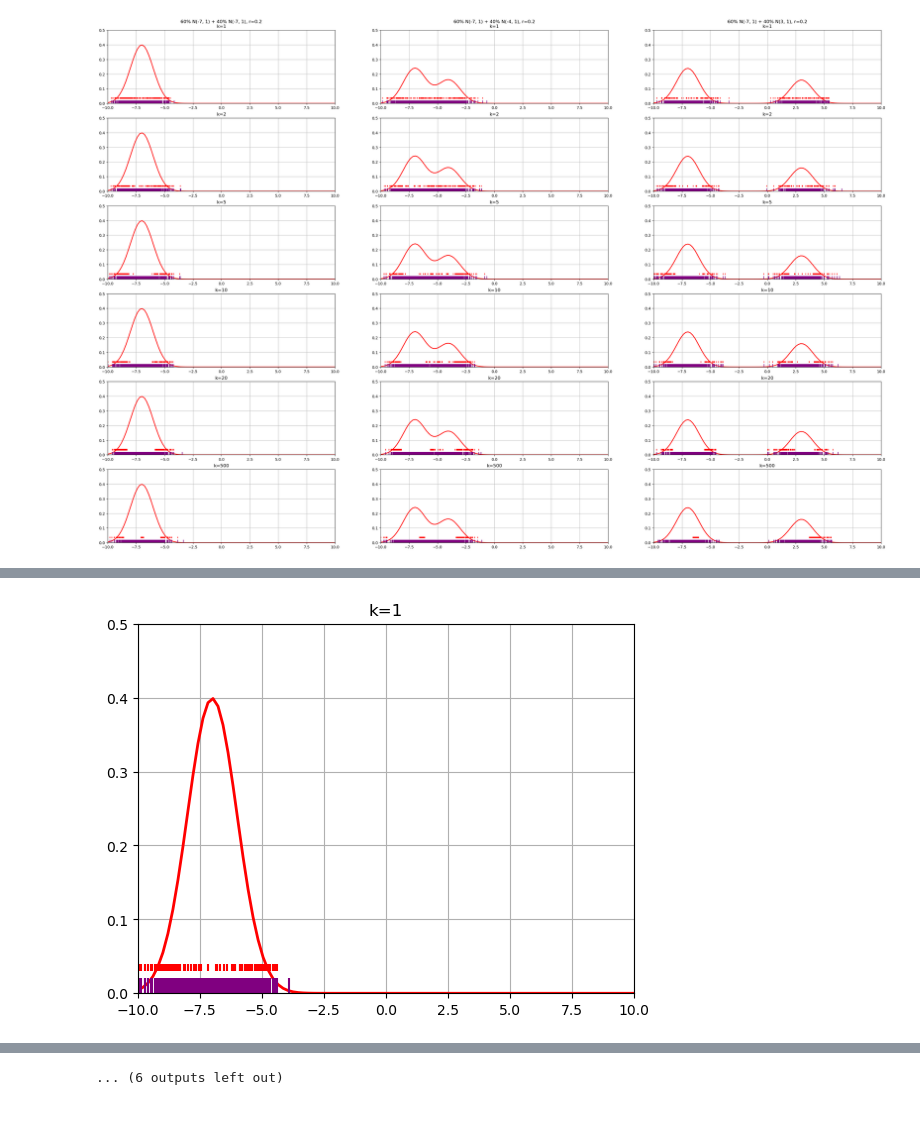
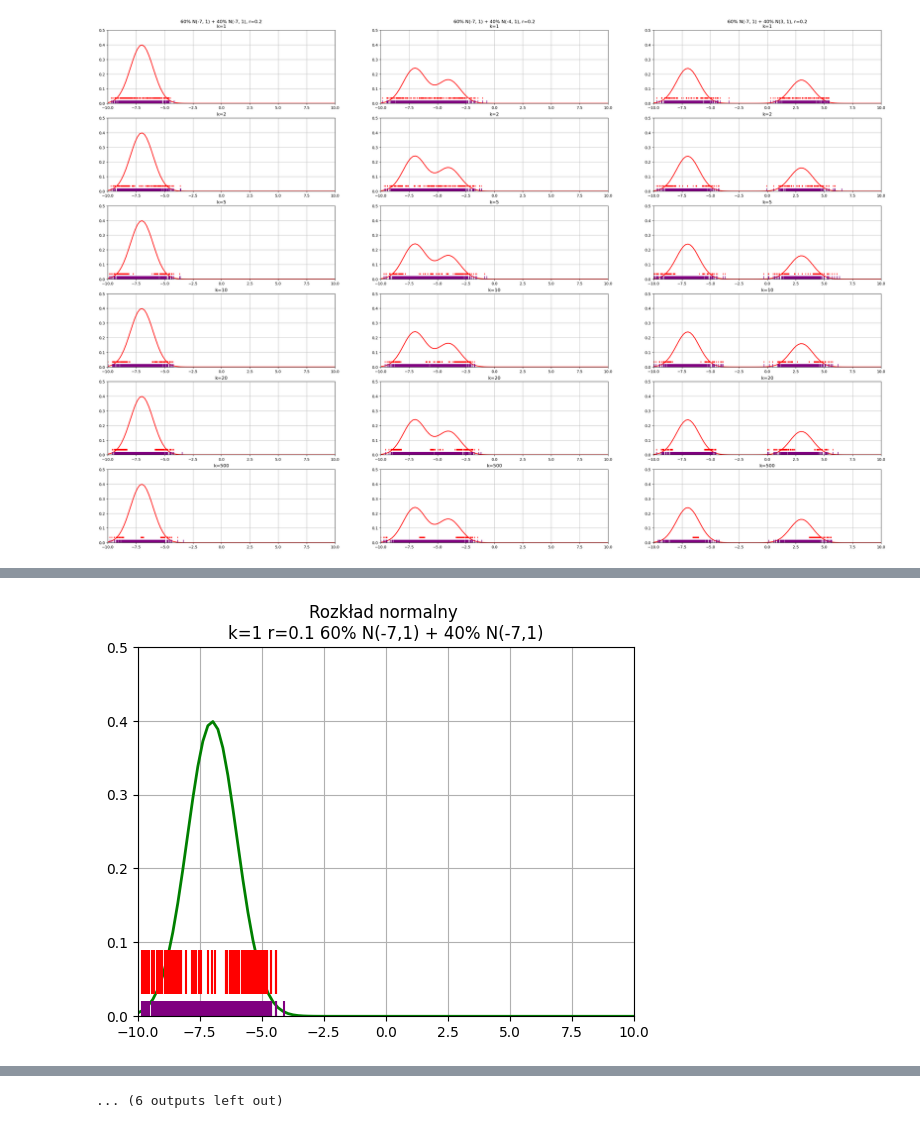
Before and after one commit to MrLipa/Study_2Y-2S_Data-Exploration, a Jupyter notebook: lab03/lab3-M-B.ipynb, the cells around one changed output, grey strips where cells are left out. Saved outputs shown, nothing was run; the diff lists cells and outputs as text; code cells hidden in the pictures.

```diff
--- a/lab03/lab3-M-B.ipynb
+++ b/lab03/lab3-M-B.ipynb
@@ -91,12 +91,12 @@ for pj, mu2 in enumerate(mu2):
             if distance[i] >= distance_to_catch:
                 elements_x.append(xi[i])
 
-        plt.plot(x, y , linewidth=2, color="r")
+        plt.plot(x, y , linewidth=2, color="g")
         plt.xlim([-10, 10])
         plt.ylim([0, .5])
         plt.grid()
         plt.vlines(x=xi, ymin=0, ymax=.02, colors='purple', ls='-')
-        plt.vlines(x=elements_x, ymin=.03, ymax=.04, colors='red', ls='-')
-        plt.title(title + 'k=' + str(k))
+        plt.vlines(x=elements_x, ymin=.03, ymax=.09, colors='red', ls='-')
+        plt.title(f"Rozkład normalny \nk={k} r={r} 60% N({mu1},{sigma}) + 40% N({mu2},{sigma})")
         plt.show()
 # %% [output]
@@ -150,12 +150,12 @@ for pj, mu2 in enumerate(mu2):
             if distance[i] >= distance_to_catch:
                 elements_x.append(xi[i])
 
-        plt.plot(x, y , linewidth=2, color="r")
+        plt.plot(x, y , linewidth=2, color="g")
         plt.xlim([-10, 10])
         plt.ylim([0, .5])
         plt.grid()
         plt.vlines(x=xi, ymin=0, ymax=.02, colors='purple', ls='-')
-        plt.vlines(x=elements_x, ymin=.03, ymax=.04, colors='red', ls='-')
-        plt.title(title + 'k=' + str(k))
+        plt.vlines(x=elements_x, ymin=.03, ymax=.09, colors='red', ls='-')
+        plt.title(f"Rozkład normalny \nk={k} r={r} 60% N({mu1},{sigma}) + 40% N({mu2},{sigma})")
         plt.show()
 # %% [output]
@@ -188,34 +188,34 @@ for pj, mu2 in enumerate(mu2):
     for pi, k in enumerate(k):
         x1 = np.random.normal(mu1, 1, int(m * w1))
         x2 = np.random.normal(mu2, 1, int(m * w2))
         xi = np.sort(np .concatenate((x1, x2)))
         y = w1/(np.sqrt(2 * np.pi)) * np.exp(- ( x - mu1)**2 / (2 * sigma**2)) + w2/(np.sqrt(2 * np.pi)) * np.exp(- ( x - mu2)**2 / (2 * sigma**2))
 
         distance = np.zeros(m)
         for i in range(m):
             if i < k:
                 distance[i] = np.absolute(xi[i+k] - xi[i])
                 continue
             if i > m-k-1:
                 distance[i] = np.absolute(xi[i] - xi[i-k])
                 continue
             distance[i] = np.minimum(np.absolute(xi[i]-xi[i-k]), np.absolute(xi[i]-xi[i+k]) )
 
 
         distance_sorted = np.sort(distance)
         distance_to_catch = distance_sorted[int(m*(1 - r))]
         elements_x = []
         for i in range(m-1):
             if distance[i] >= distance_to_catch:
                 elements_x.append(xi[i])
 
-        plt.plot(x, y , linewidth=2, color="r")
+        plt.plot(x, y , linewidth=2, color="g")
         plt.xlim([-10, 10])
         plt.ylim([0, .5])
         plt.grid()
         plt.vlines(x=xi, ymin=0, ymax=.02, colors='purple', ls='-')
-        plt.vlines(x=elements_x, ymin=.03, ymax=.04, colors='red', ls='-')
-        plt.title(title + 'k=' + str(k))
+        plt.vlines(x=elements_x, ymin=.03, ymax=.09, colors='red', ls='-')
+        plt.title(f"Rozkład normalny \nk={k} r={r} 60% N({mu1},{sigma}) + 40% N({mu2},{sigma})")
         plt.show()
 # %% [output]
-[figure, old version]
+[figure, new version]
```
Also changed, not shown: parts of 4 cells of this notebook, 6 other files.
